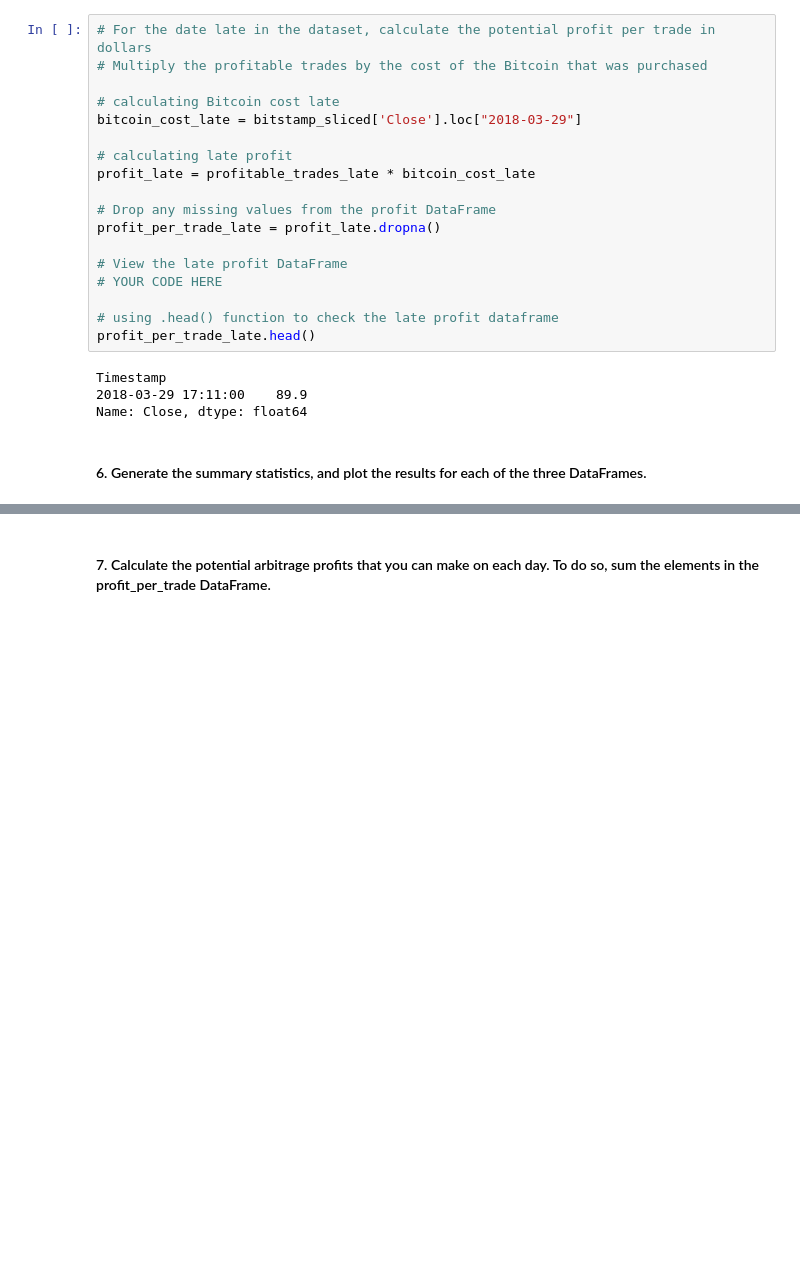
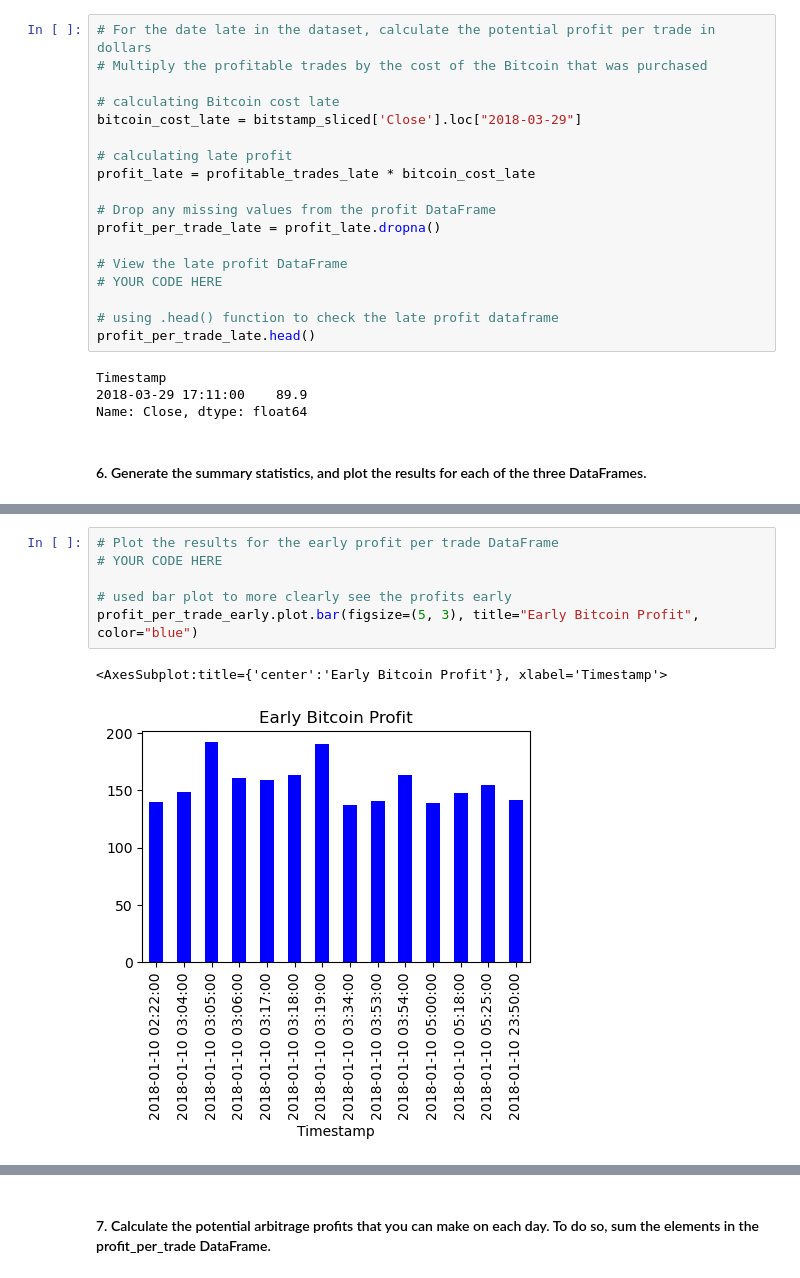
Before and after one commit to AndrewRBader/challenge-3, a Jupyter notebook: Starter_Code/crypto_arbitrage.ipynb, the cells around one changed output, grey strips where cells are left out. Saved outputs shown, nothing was run; the diff lists cells and outputs as text; blank space fills up the shorter version.

```diff
--- a/Starter_Code/crypto_arbitrage.ipynb
+++ b/Starter_Code/crypto_arbitrage.ipynb
@@ -883 +925,10 @@ profit_per_trade_early.describe()
+# %%
+# Plot the results for the early profit per trade DataFrame
+# YOUR CODE HERE
+
+# used bar plot to more clearly see the profits early
+profit_per_trade_early.plot.bar(figsize=(5, 3), title="Early Bitcoin Profit", color="blue")
+# %% [output]
+<AxesSubplot:title={'center':'Early Bitcoin Profit'}, xlabel='Timestamp'>
+[figure, added]
 # %%
```
Also changed, not shown: parts of 8 cells of this notebook.
